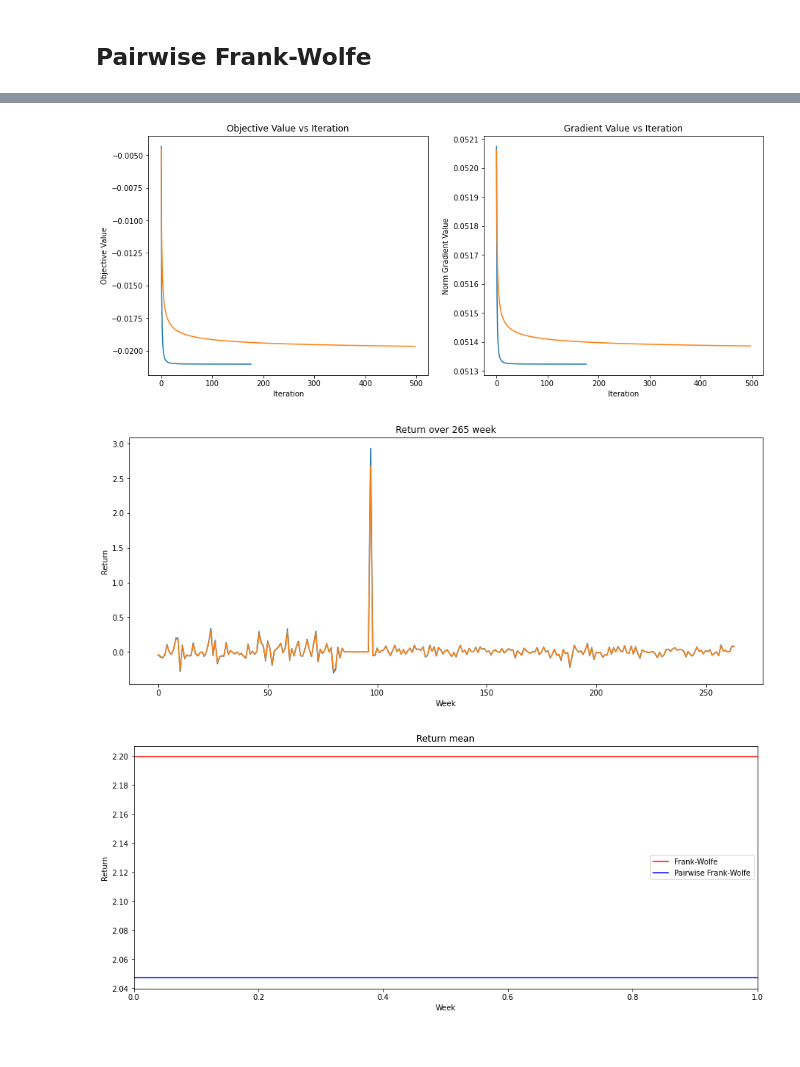
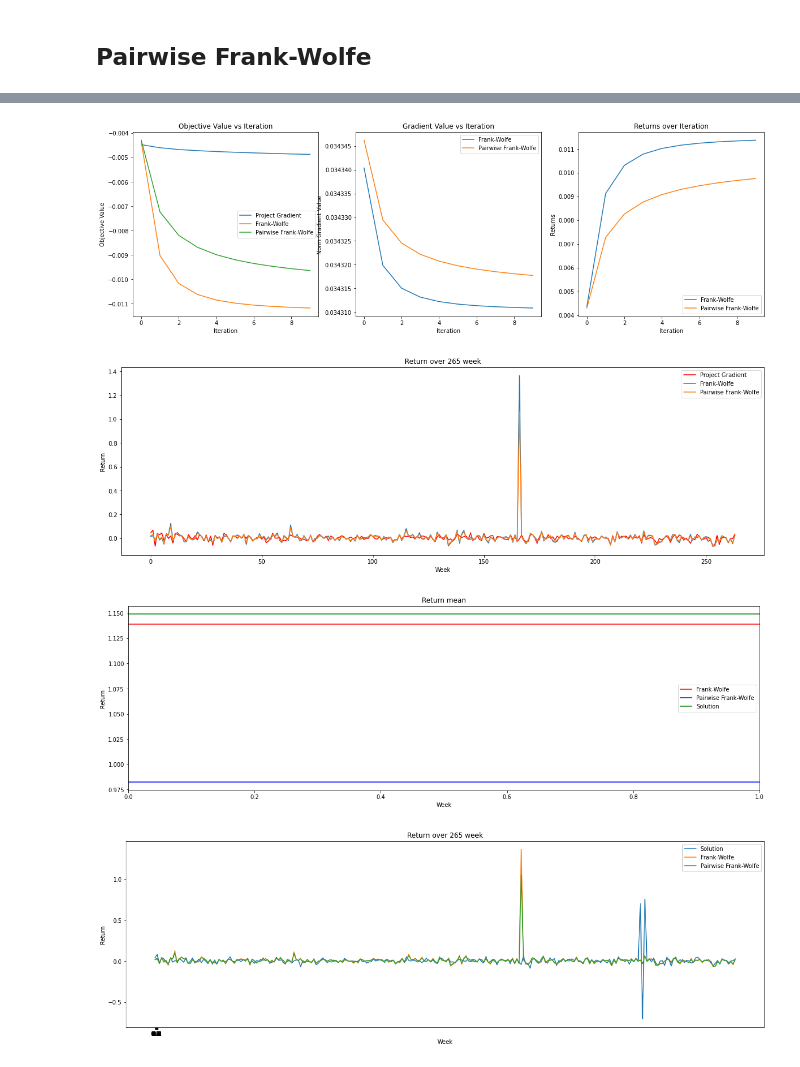
Before and after one commit to RobEngin/Methods-for-Portfolio-Optimization, a Jupyter notebook: opt-project.ipynb, the cells around one changed output, grey strips where cells are left out. Cells and saved outputs as stored; diff of their text form; code cells hidden in the pictures.

```diff
--- a/opt-project.ipynb
+++ b/opt-project.ipynb
@@ -66 +72,4 @@ B: [1.]
 True
+# %%
+weights = np.random.random(2)
+weights /= np.sum(weights)
@@ -135,7 +184,7 @@ def riskFunction(weights):
     return np.dot(w.T, np.dot(cov, weights))
 
 def loss(weights):
-    return RISK_AVERSION * np.dot(weights.T, np.dot(cov, weights)) - np.dot(ret_mean.T, weights)
+    return  np.dot(RISK_AVERSION, np.dot(weights.T, np.dot(cov, weights))) -  np.dot(ret_mean.T, weights)
 # %% [markdown]
 ## Hessian and Lipschitz constant
 # %% [markdown]
@@ -179,6 +235,6 @@ $
 $
 # %%
 def gradient(w):
-    return RISK_AVERSION * 2 * np.dot(cov, w) - ret_mean.T
+    return  RISK_AVERSION * 2 * np.dot(w, cov) -  ret_mean.T
 # %% [markdown]
 # Projected Gradient, Frank-Wolfe and Pairwise Frank-Wolfe over the Markowitz portfolio problems
@@ -337,10 +619,11 @@ def pairwise_fw_update(grad, w):
     return d
 # %%
 %%time
-ITERATIONS = 500
+ITERATIONS = 11
 
 # Initialize weights and other parameters
 weights = generate_random_array(nStocks)
+
 loss_values_pairwise = []
 grad_values_pairwise = []
 returns_iteration_pairwise = []
@@ -382,5 +665,6 @@ for itr in range(1, ITERATIONS):
     prev_loss = current_loss
 
 print("Final Weights: ", weights[:4])
+print(f"Max Weights: {np.max(weights)}")
 print("Sum weights: ", np.sum(weights))
 # %% [output]
@@ -453,45 +744,82 @@ Return Portfolio:  2.0471760842092803 %
 # %%
 # Plotting Objective Values for both methods
-plt.figure(figsize=(15, 6))
+plt.figure(figsize=(20, 6))
 
-plt.subplot(1, 2, 1)
+plt.subplot(1, 3, 1)
+plt.plot(loss_values_pgd, label='Project Gradient')
 plt.plot(loss_values_fw, label='Frank-Wolfe')
 plt.plot(loss_values_pairwise, label='Pairwise Frank-Wolfe')
 plt.xlabel('Iteration')
 plt.ylabel('Objective Value')
 plt.title('Objective Value vs Iteration')
+plt.legend()
 
-plt.subplot(1, 2, 2)
+plt.subplot(1, 3, 2)
 plt.plot(grad_values_fw, label='Frank-Wolfe')
 plt.plot(grad_values_pairwise, label='Pairwise Frank-Wolfe')
 plt.xlabel('Iteration')
 plt.ylabel('Norm Gradient Value')
 plt.title('Gradient Value vs Iteration')
+plt.legend()
+
+plt.subplot(1, 3, 3)
+plt.plot(returns_iteration_fw, label='Frank-Wolfe')
+plt.plot(returns_iteration_pairwise, label='Pairwise Frank-Wolfe')
+#plt.plot(solval_k5[0], label='Solution')
+plt.title('Returns over Iteration')
+plt.xlabel('Iteration')
+plt.ylabel('Returns')
+plt.legend()
 
 # Return over 264 weeks
 ret_mean_weeks = np.dot(ret_time, weights)
 
-plt.figure(figsize=(15, 6))
+plt.figure(figsize=(20, 6))
+plt.plot(ret_mean_weeks_pgd, label='Project Gradient', color='r')
 plt.plot(ret_mean_weeks_fw, label='Frank-Wolfe')
 plt.plot(ret_mean_weeks_pairwise, label='Pairwise Frank-Wolfe')
 plt.title('Return over 265 week')
 plt.xlabel('Week')
 plt.ylabel('Return')
+plt.legend()
 
 # Return mean
-ret_mean_weeks = np.dot(ret_time, weights)
-
-plt.figure(figsize=(15, 6))
+plt.figure(figsize=(20, 6))
 plt.axhline(ret_mean_fw, label='Frank-Wolfe', color='r')
 plt.axhline(ret_mean_pairwise, label='Pairwise Frank-Wolfe', color='b')
+plt.axhline(list(solval_k5[0])[-1]*100, label='Solution', color='g')
 plt.title('Return mean')
 plt.xlabel('Week')
 plt.ylabel('Return')
+plt.legend()
 
-
-plt.legend()
 plt.show()
 # %% [output]
-[figure, old version]
+[figure, new version]
-[figure, old version]
+[figure, new version]
-[figure, old version]
+[figure, new version]
+# %%
+weights_sol = np.zeros(nStocks)
+#weights_sol[22] = 0.989851
+weights_sol[3] = 0.989851
+weights_sol[38] = 0.010149
+
+# Return over 264 weeks
+ret_mean_weeks = np.dot(ret_time, weights)
+ret_mean_weeks_sol = np.dot(ret_time, weights_sol)
+
+plt.figure(figsize=(20, 6))
+plt.plot(ret_mean_weeks_sol, label='Solution')
+plt.plot(ret_mean_weeks_fw, label='Frank-Wolfe')
+plt.plot(ret_mean_weeks_pairwise, label='Pairwise Frank-Wolfe')
+plt.title('Return over 265 week')
+plt.xlabel('Week')
+plt.ylabel('Return')
+
+plt.xticks(np.arange(0, 251, 10))
+plt.xticks(np.arange(0, 1.4, 0.1))
+
+plt.legend()
+plt.show()
+# %% [output]
+[figure, added]
```
Also changed, not shown: parts of 22 cells of this notebook, 10 other files.
